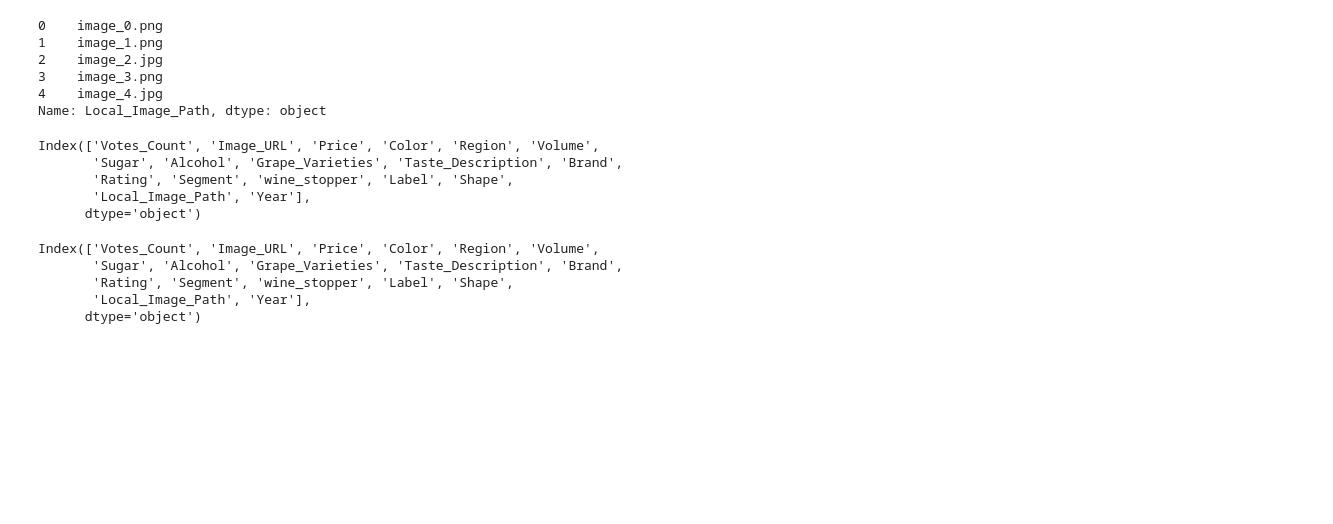
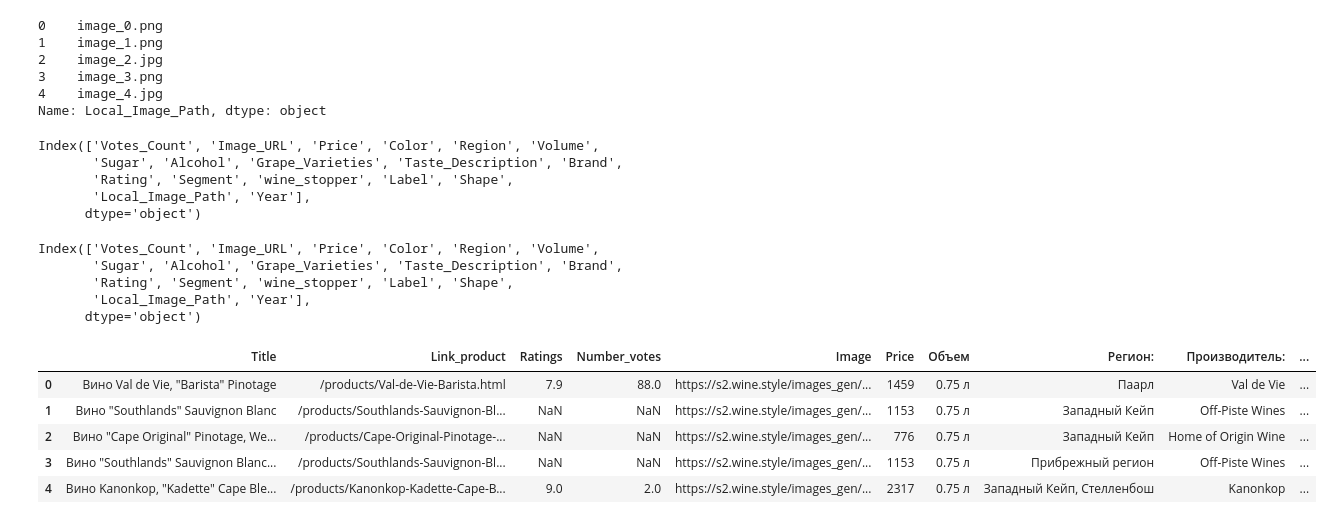
Before and after one commit to SergeyHSE/MarketingResearch.github.io, a Jupyter notebook: Preprocessing.ipynb, the cells around one changed output. Saved outputs shown, nothing was run; the diff lists cells and outputs as text; code cells hidden in the pictures; blank space fills up the shorter version.

```diff
--- a/Preprocessing.ipynb
+++ b/Preprocessing.ipynb
@@ -326,3 +326,12 @@ Index(['Votes_Count', 'Image_URL', 'Price', 'Color', 'Region', 'Volume',
        'Rating', 'Segment', 'wine_stopper', 'Label', 'Shape',
        'Local_Image_Path', 'Year'],
       dtype='object')
+# %%
+data_WineStyle.head()
+# %% [output]
+|  | Title | Link_product | Ratings | Number_votes | Image | Price | Объем | Регион: | Производитель: | ... |
+| 0 | Вино Val de Vie, "Barista" Pinotage | /products/Val-de-Vie-Barista.html | 7.9 | 88.0 | https://s2.wine.style/images_gen/... | 1459 | 0.75 л | Паарл | Val de Vie | ... |
+| 1 | Вино "Southlands" Sauvignon Blanc | /products/Southlands-Sauvignon-Bl... | NaN | NaN | https://s2.wine.style/images_gen/... | 1153 | 0.75 л | Западный Кейп | Off-Piste Wines | ... |
+| 2 | Вино "Cape Original" Pinotage, We... | /products/Cape-Original-Pinotage-... | NaN | NaN | https://s2.wine.style/images_gen/... | 776 | 0.75 л | Западный Кейп | Home of Origin Wine | ... |
+| 3 | Вино "Southlands" Sauvignon Blanc... | /products/Southlands-Sauvignon-Bl... | NaN | NaN | https://s2.wine.style/images_gen/... | 1153 | 0.75 л | Прибрежный регион | Off-Piste Wines | ... |
+| 4 | Вино Kanonkop, "Kadette" Cape Ble... | /products/Kanonkop-Kadette-Cape-B... | 9.0 | 2.0 | https://s2.wine.style/images_gen/... | 2317 | 0.75 л | Западный Кейп, Стелленбош | Kanonkop | ... |
```
Also changed, not shown: parts of 1 cell of this notebook.
